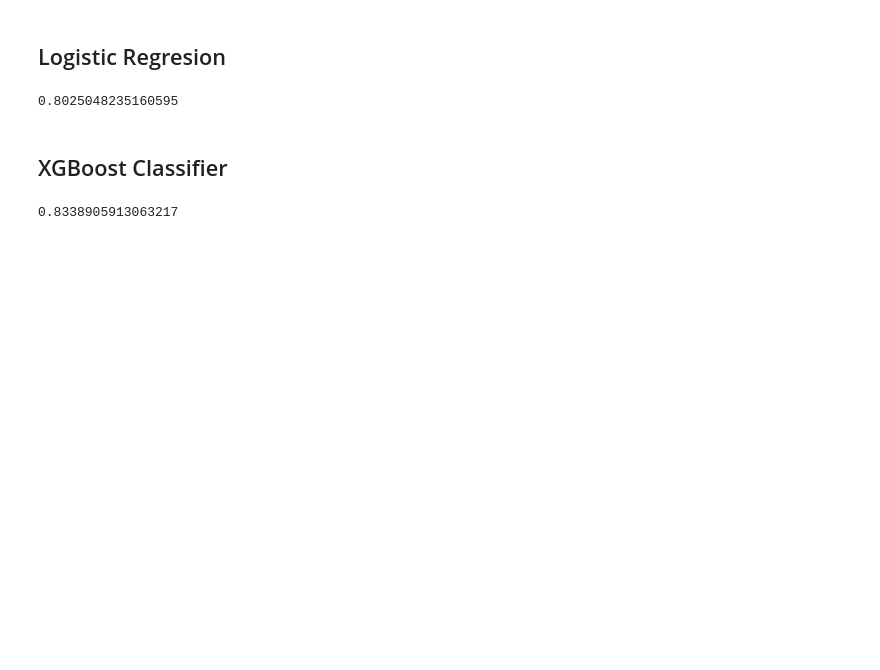
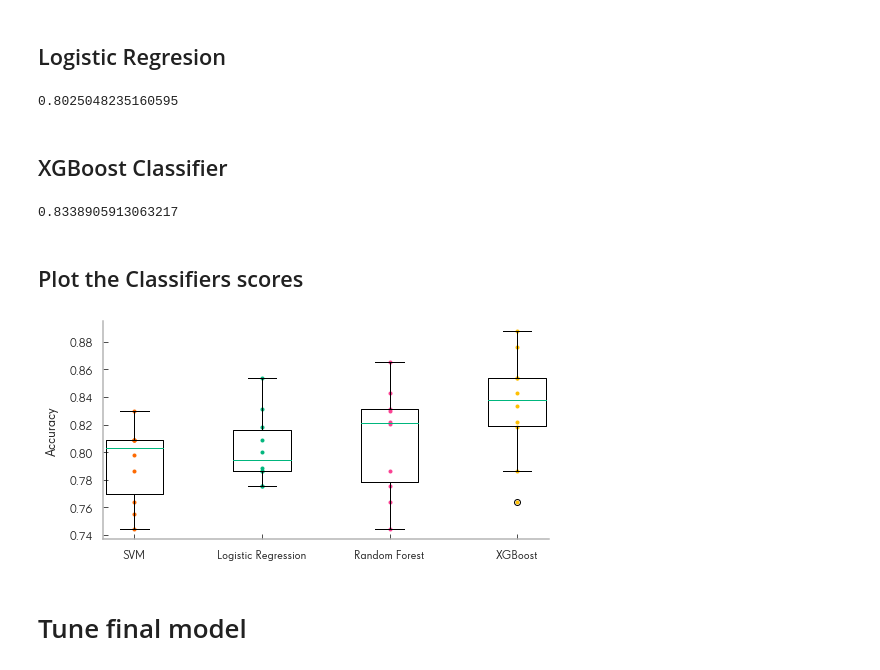
Before and after one commit to caheredia/titanic_predict, a Jupyter notebook: 0.2-streamline_analysis.ipynb, the cells around one changed output. Cells and saved outputs as stored; diff of their text form; code cells hidden in the pictures; blank space fills up the shorter version.

Commit message:
add box plots

```diff
--- a/0.2-streamline_analysis.ipynb
+++ b/0.2-streamline_analysis.ipynb
@@ -120,3 +123,21 @@ xgb_scores = cross_val_score(xgb_clf, X_train, y_train, cv=10)
 xgb_scores.mean()
 # %% [output]
 0.8338905913063217
+# %% [markdown]
+## Plot the Classifiers scores
+# %%
+plt.figure(figsize=(8, 4))
+plt.plot([1]*10, svm_scores, ".")
+plt.plot([2]*10, log_scores, ".")
+plt.plot([3]*10, forest_scores, ".")
+plt.plot([4]*10, xgb_scores, ".")
+plt.plot([5]*10, xgb_scores, ".")
+plt.boxplot([svm_scores,  log_scores ,forest_scores, xgb_scores], labels=("SVM", 'Logistic Regression',"Random Forest", 'XGBoost'))
+plt.ylabel("Accuracy", fontsize=14)
+plt.xlim(.75,4.25)
+#plt.ylim(.5,1)
+plt.show()
+# %% [output]
+[figure, added]
+# %% [markdown]
+# Tune final model
```
Also changed, not shown: parts of 20 cells of this notebook.
